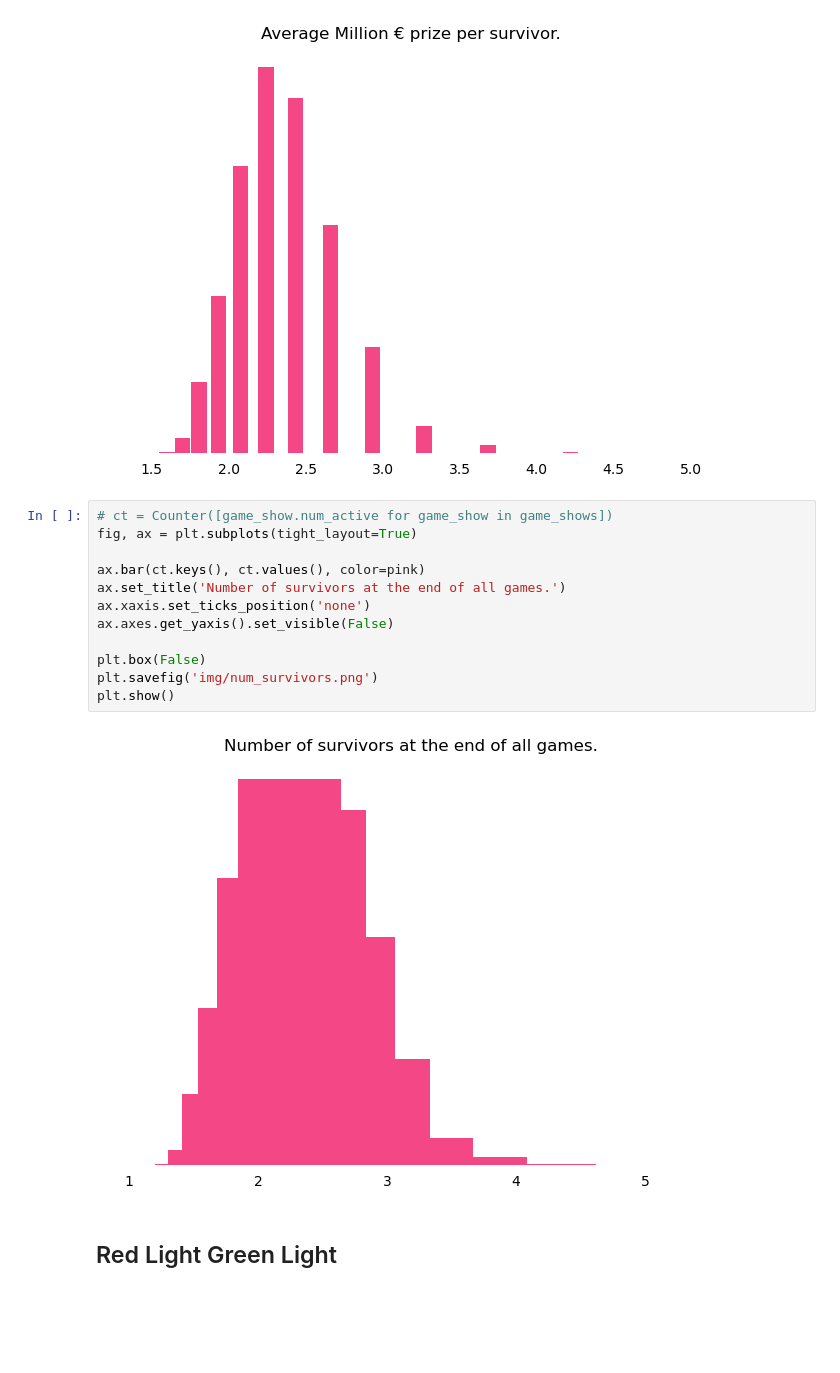
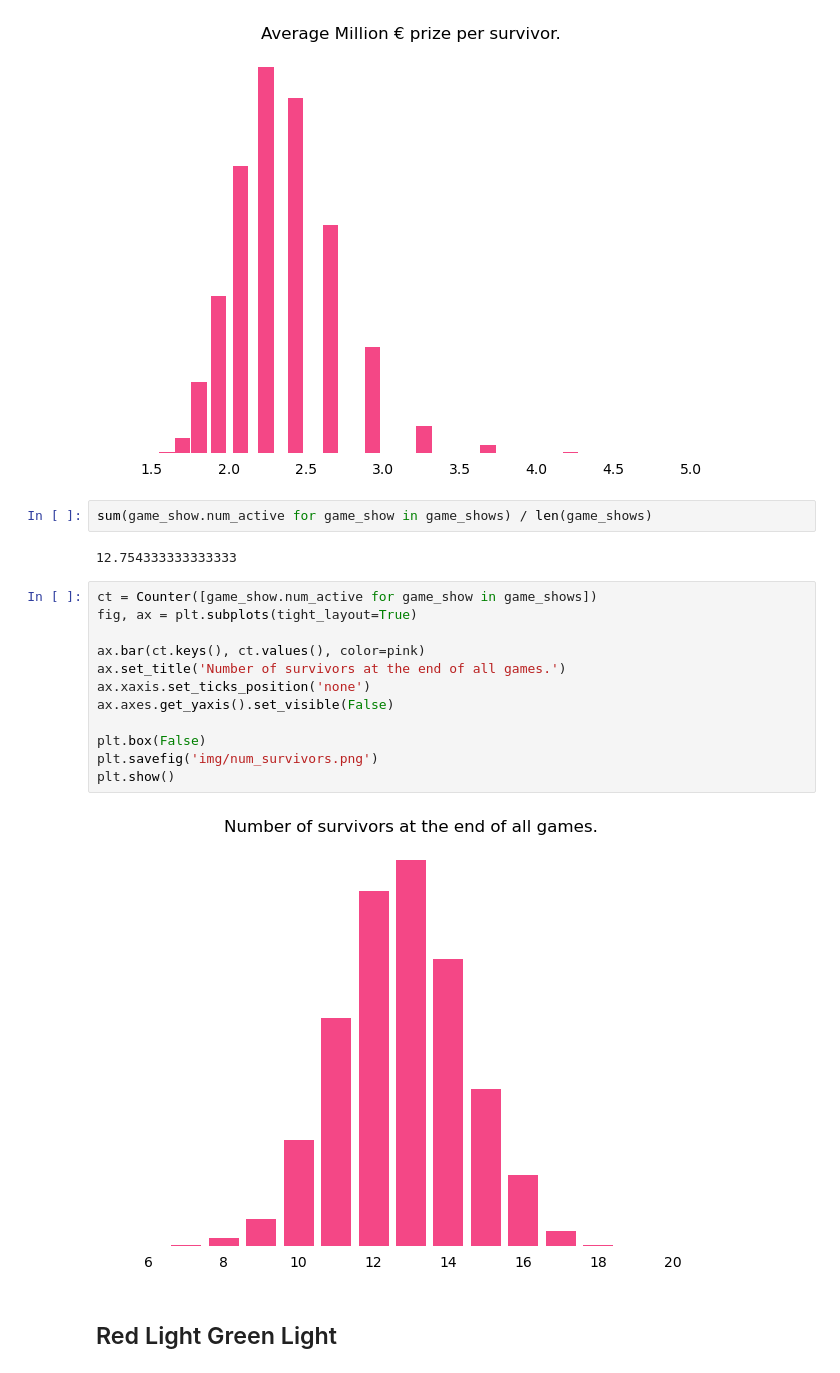
Before and after one commit to DylanZammit/SquidGameSimulator, a Jupyter notebook: src/analysis.ipynb, the cells around one changed output. Saved outputs shown, nothing was run; the diff lists cells and outputs as text; blank space fills up the shorter version.

Commit message:
update images + notebook stats

```diff
--- a/src/analysis.ipynb
+++ b/src/analysis.ipynb
@@ -54,20 +58,24 @@ plt.savefig('img/avg_prize.png')
 plt.show()
 # %% [output]
 [figure]
+# %%
+sum(game_show.num_active for game_show in game_shows) / len(game_shows)
+# %% [output]
+12.754333333333333
 # %%
-# ct = Counter([game_show.num_active for game_show in game_shows])
+ct = Counter([game_show.num_active for game_show in game_shows])
 fig, ax = plt.subplots(tight_layout=True)
 
 ax.bar(ct.keys(), ct.values(), color=pink)
 ax.set_title('Number of survivors at the end of all games.')
 ax.xaxis.set_ticks_position('none')
 ax.axes.get_yaxis().set_visible(False)
 
 plt.box(False)
 plt.savefig('img/num_survivors.png')
 plt.show()
 # %% [output]
-[figure, old version]
+[figure, new version]
 # %% [markdown]
 ## Red Light Green Light
 # %%
```
Also changed, not shown: parts of 1 cell of this notebook, 1 other file.
